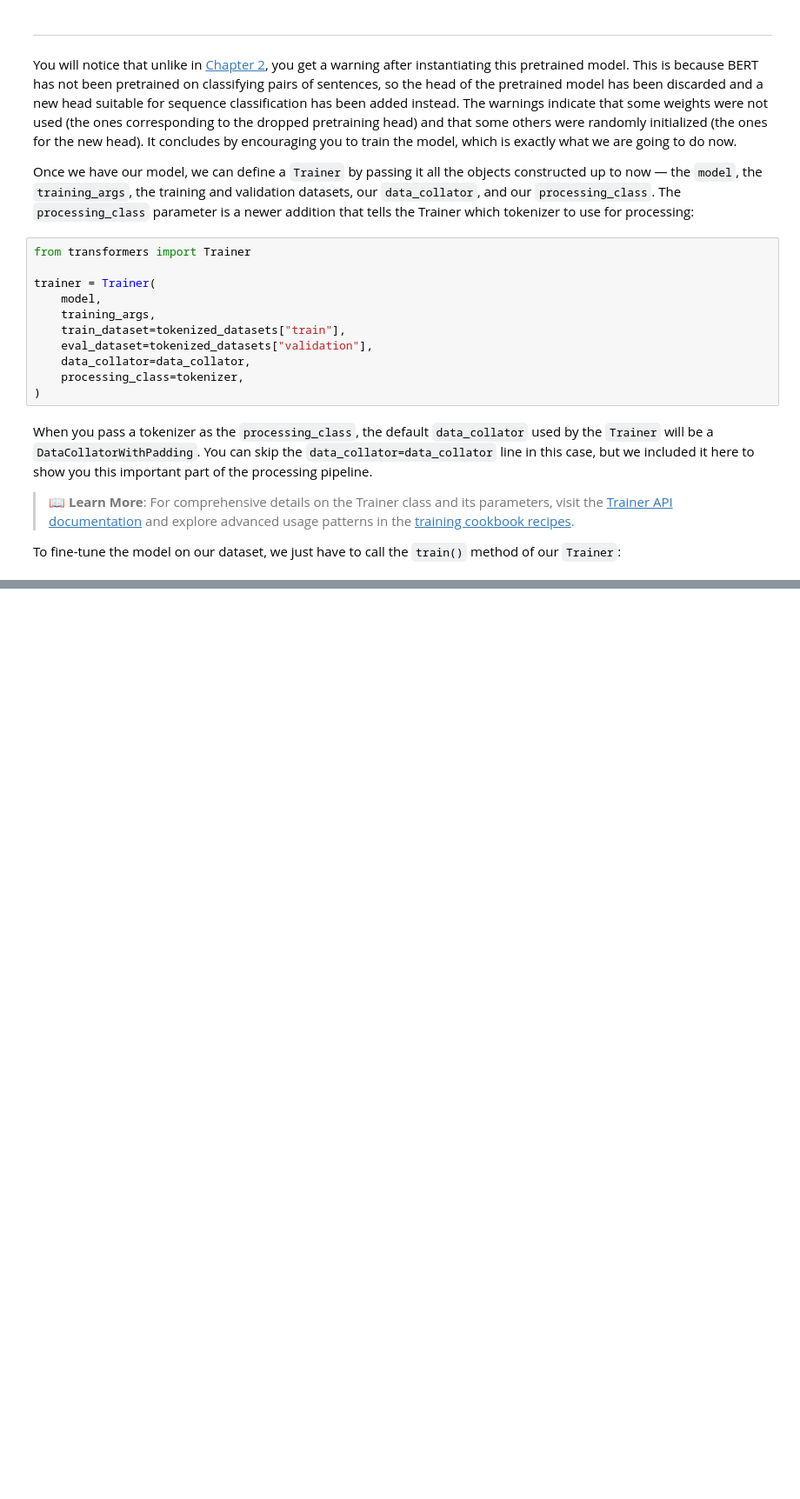
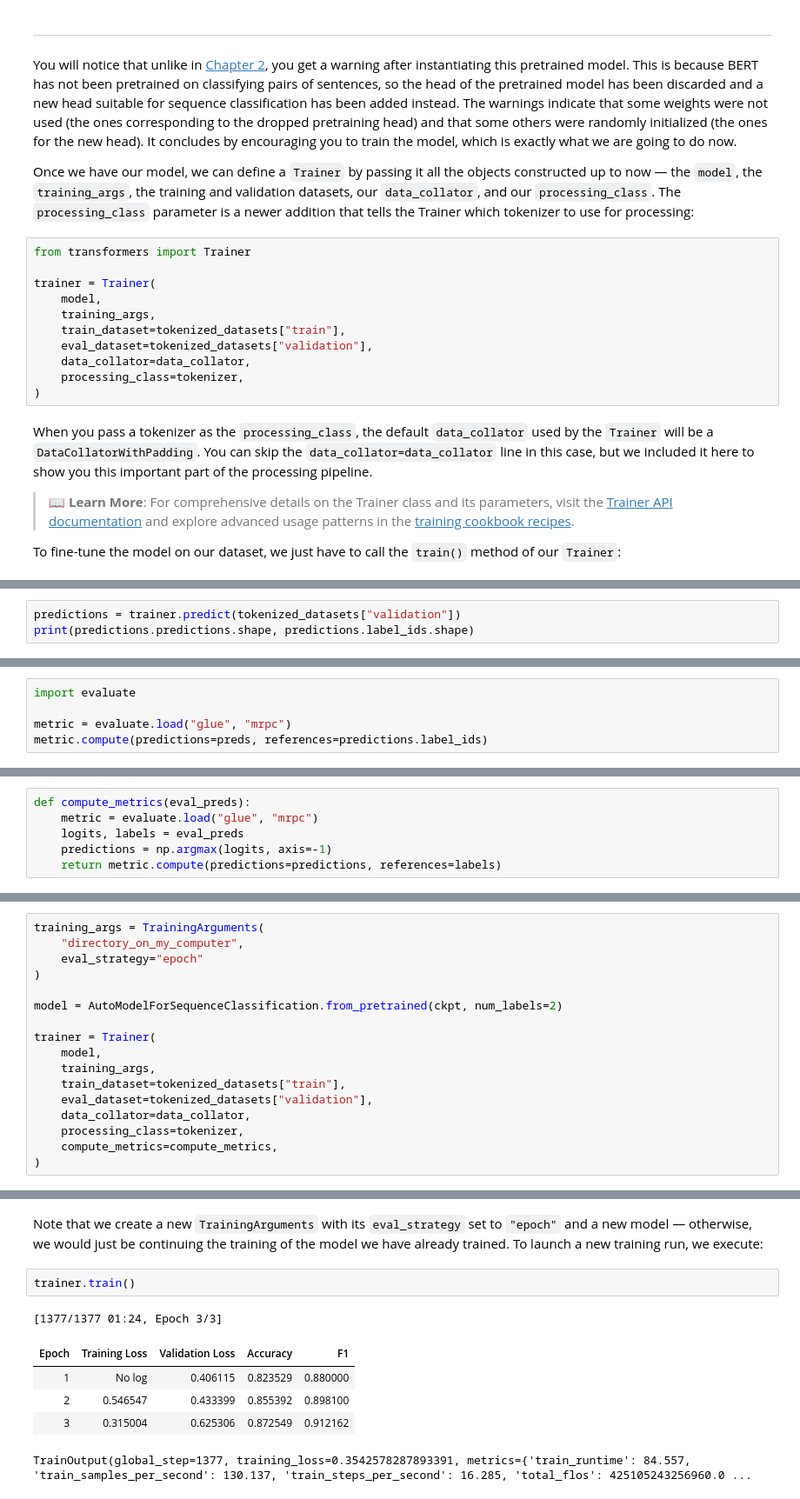
Before and after one commit to tankgauravgt/huggingface-llm-course, a Jupyter notebook: 03-fine-tuning-a-pretrained-model/03-fine-tuning-a-model-with-the-trainer-api.ipynb, the cells around one changed output, grey strips where cells are left out. Shown at 87% size. Drawn from its saved outputs; the diff is of its cells as text; blank space fills up the shorter version.

```diff
--- a/03-fine-tuning-a-pretrained-model/03-fine-tuning-a-model-with-the-trainer-api.ipynb
+++ b/03-fine-tuning-a-pretrained-model/03-fine-tuning-a-model-with-the-trainer-api.ipynb
@@ -96,0 +113,3 @@ trainer.train()
+# %%
+predictions = trainer.predict(tokenized_datasets["validation"])
+print(predictions.predictions.shape, predictions.label_ids.shape)
@@ -96,0 +131,5 @@ trainer.train()
+# %%
+import evaluate
+
+metric = evaluate.load("glue", "mrpc")
+metric.compute(predictions=preds, references=predictions.label_ids)
@@ -96,0 +146,6 @@ trainer.train()
+# %%
+def compute_metrics(eval_preds):
+    metric = evaluate.load("glue", "mrpc")
+    logits, labels = eval_preds
+    predictions = np.argmax(logits, axis=-1)
+    return metric.compute(predictions=predictions, references=labels)
@@ -96,0 +154,17 @@ trainer.train()
+# %%
+training_args = TrainingArguments(
+    "directory_on_my_computer",
+    eval_strategy="epoch"
+)
+
+model = AutoModelForSequenceClassification.from_pretrained(ckpt, num_labels=2)
+
+trainer = Trainer(
+    model,
+    training_args,
+    train_dataset=tokenized_datasets["train"],
+    eval_dataset=tokenized_datasets["validation"],
+    data_collator=data_collator,
+    processing_class=tokenizer,
+    compute_metrics=compute_metrics,
+)
@@ -96,0 +188,11 @@ trainer.train()
+# %% [markdown]
+Note that we create a new `TrainingArguments` with its `eval_strategy` set to `"epoch"` and a new model — otherwise, we would just be continuing the training of the model we have already trained. To launch a new training run, we execute:
+# %%
+trainer.train()
+# %% [output]
+[1377/1377 01:24, Epoch 3/3]
+| Epoch | Training Loss | Validation Loss | Accuracy | F1 |
+| 1 | No log | 0.406115 | 0.823529 | 0.880000 |
+| 2 | 0.546547 | 0.433399 | 0.855392 | 0.898100 |
+| 3 | 0.315004 | 0.625306 | 0.872549 | 0.912162 |
+TrainOutput(global_step=1377, training_loss=0.3542578287893391, metrics={'train_runtime': 84.557, 'train_samples_per_second': 130.137, 'train_steps_per_second': 16.285, 'total_flos': 425105243256960.0 ...
```
Also changed, not shown: parts of 21 cells of this notebook, 2 other files.
